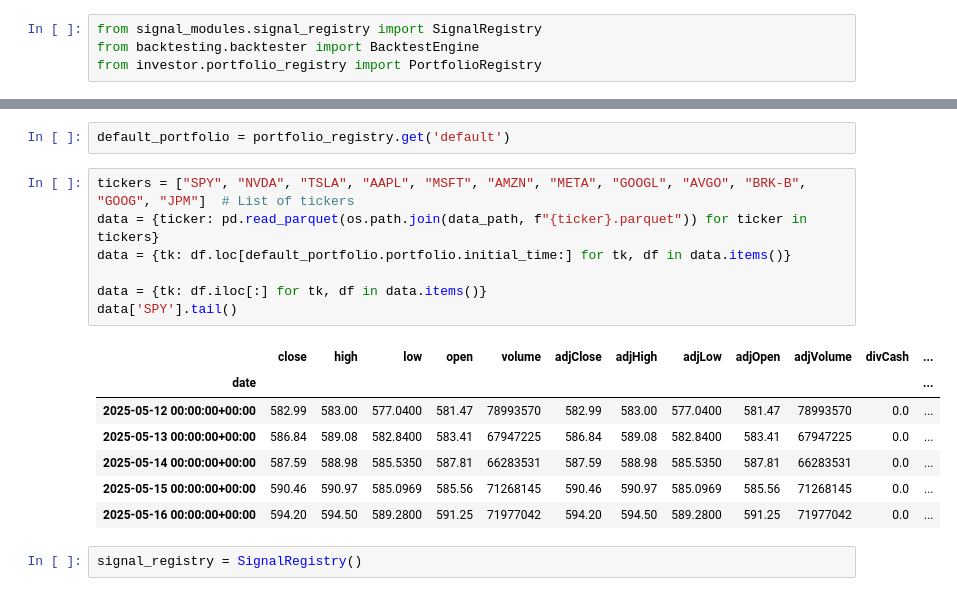
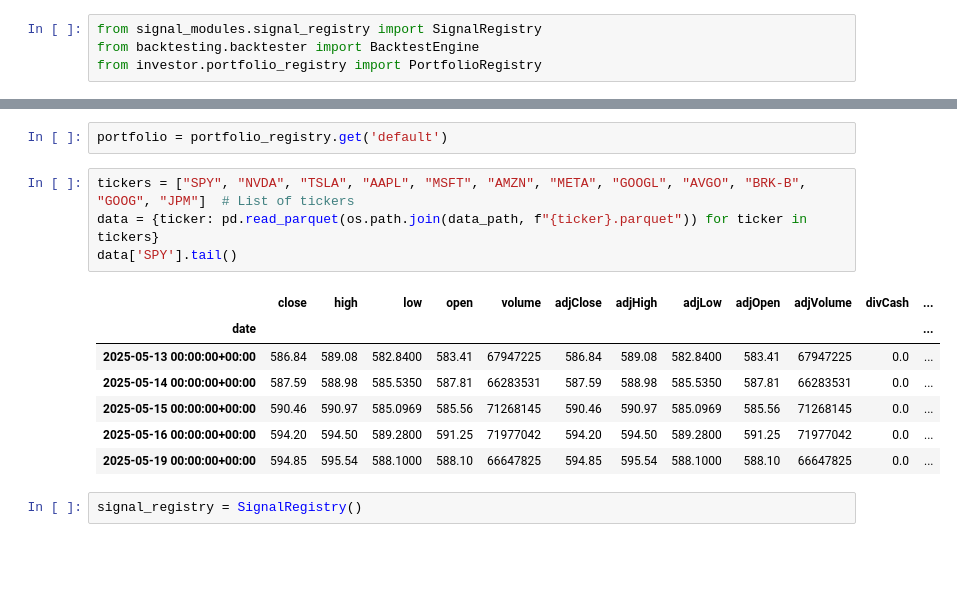
Before and after one commit to niornob/vatecas, a Jupyter notebook: src/backtesting/backtest.ipynb, the cells around one changed output, grey strips where cells are left out. Cells and saved outputs as stored; diff of their text form; blank space fills up the shorter version.

```diff
--- a/src/backtesting/backtest.ipynb
+++ b/src/backtesting/backtest.ipynb
@@ -27,20 +27,17 @@ portfolio_registry.available()
 # %%
-default_portfolio = portfolio_registry.get('default')
+portfolio = portfolio_registry.get('default')
 # %%
 tickers = ["SPY", "NVDA", "TSLA", "AAPL", "MSFT", "AMZN", "META", "GOOGL", "AVGO", "BRK-B", "GOOG", "JPM"]  # List of tickers
 data = {ticker: pd.read_parquet(os.path.join(data_path, f"{ticker}.parquet")) for ticker in tickers}
-data = {tk: df.loc[default_portfolio.portfolio.initial_time:] for tk, df in data.items()}
-
-data = {tk: df.iloc[:] for tk, df in data.items()}
 data['SPY'].tail()
 # %% [output]
 |  | close | high | low | open | volume | adjClose | adjHigh | adjLow | adjOpen | adjVolume | divCash | ... |
 | date |  |  |  |  |  |  |  |  |  |  |  | ... |
-| 2025-05-12 00:00:00+00:00 | 582.99 | 583.00 | 577.0400 | 581.47 | 78993570 | 582.99 | 583.00 | 577.0400 | 581.47 | 78993570 | 0.0 | ... |
 | 2025-05-13 00:00:00+00:00 | 586.84 | 589.08 | 582.8400 | 583.41 | 67947225 | 586.84 | 589.08 | 582.8400 | 583.41 | 67947225 | 0.0 | ... |
 | 2025-05-14 00:00:00+00:00 | 587.59 | 588.98 | 585.5350 | 587.81 | 66283531 | 587.59 | 588.98 | 585.5350 | 587.81 | 66283531 | 0.0 | ... |
 | 2025-05-15 00:00:00+00:00 | 590.46 | 590.97 | 585.0969 | 585.56 | 71268145 | 590.46 | 590.97 | 585.0969 | 585.56 | 71268145 | 0.0 | ... |
 | 2025-05-16 00:00:00+00:00 | 594.20 | 594.50 | 589.2800 | 591.25 | 71977042 | 594.20 | 594.50 | 589.2800 | 591.25 | 71977042 | 0.0 | ... |
+| 2025-05-19 00:00:00+00:00 | 594.85 | 595.54 | 588.1000 | 588.10 | 66647825 | 594.85 | 595.54 | 588.1000 | 588.10 | 66647825 | 0.0 | ... |
 # %%
 signal_registry = SignalRegistry()
 # %%
```
Also changed, not shown: parts of 9 cells of this notebook, 8 other files.
